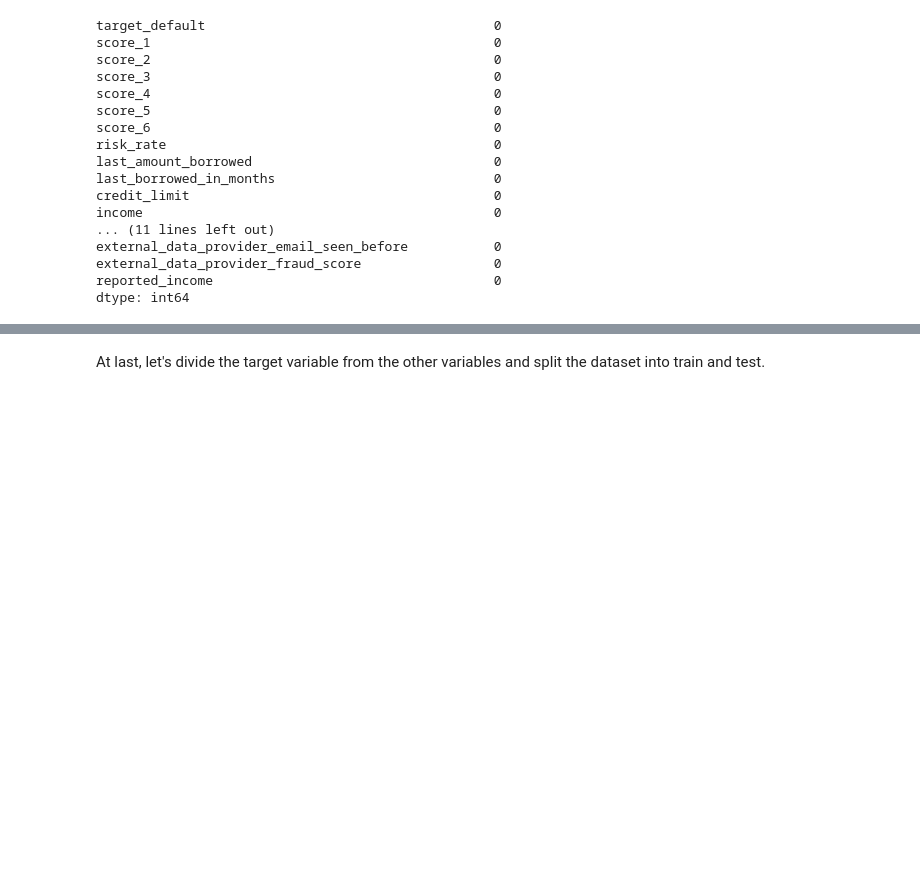
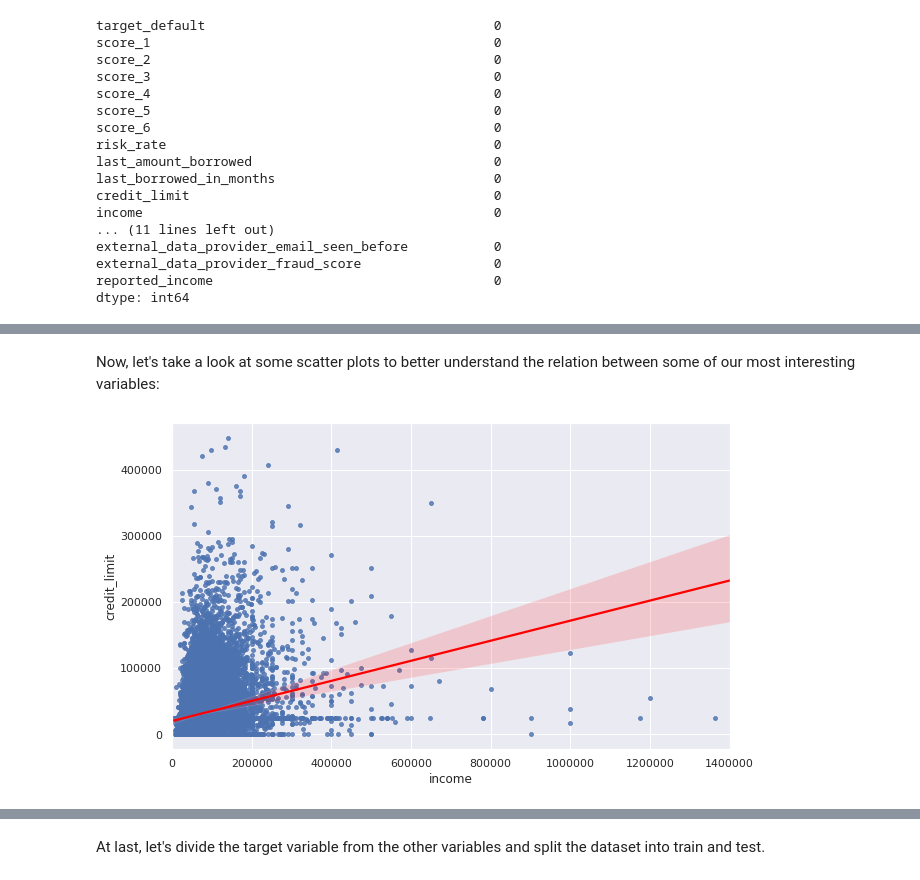
Before and after one commit to rafaelnduarte/Credit_Card_Default_Prediction, a Jupyter notebook: Risk_Analysis_of_Credit_Card_Default_Nubank.ipynb, the cells around one changed output, grey strips where cells are left out. Saved outputs shown, nothing was run; the diff lists cells and outputs as text; code cells hidden in the pictures; blank space fills up the shorter version.

```diff
--- a/Risk_Analysis_of_Credit_Card_Default_Nubank.ipynb
+++ b/Risk_Analysis_of_Credit_Card_Default_Nubank.ipynb
@@ -359,0 +434,11 @@ dtype: int64
+# %% [markdown]
+Now, let's take a look at some scatter plots to better understand the relation between some of our most interesting variables:
+# %%
+# scatter plot and linear regression
+fig, ax = plt.subplots(figsize=(10,6))
+
+ax.set_xlim(left=-1000,right=1400000)
+sns.regplot('income', 'credit_limit', scatter_kws={"s": 15},
+            line_kws={"color": "red"}, data=encoded_eda, ax=ax);
+# %% [output]
+[figure, added]
```
Also changed, not shown: parts of 40 cells of this notebook.
